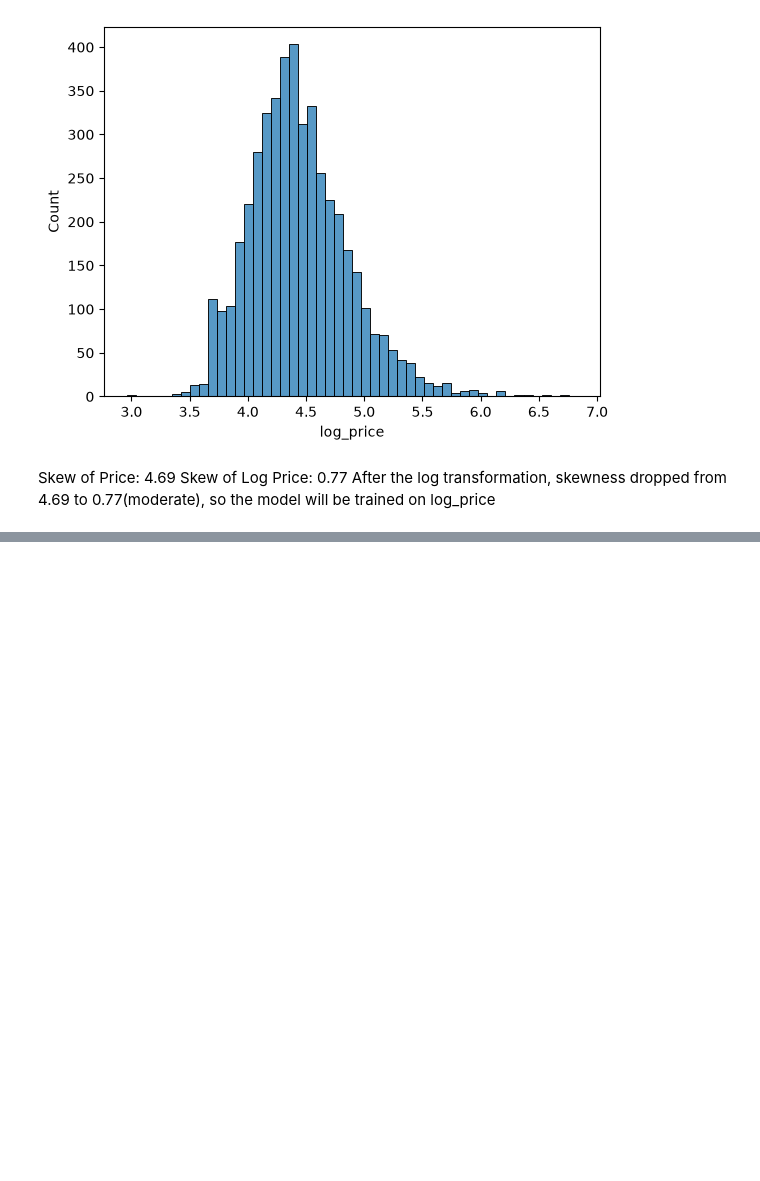
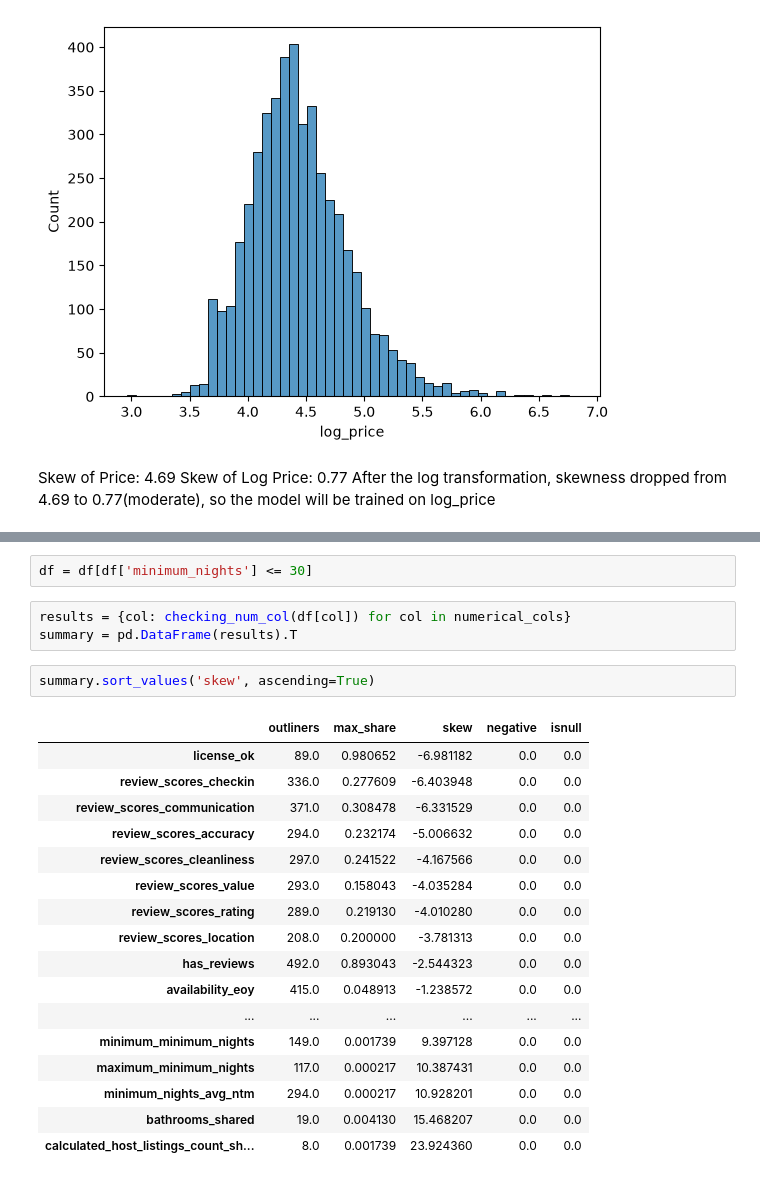
Before and after one commit to SunnyFoxxy/thessaloniki-airbnb-prices, a Jupyter notebook: notebook.ipynb, the cells around one changed output, grey strips where cells are left out. Cells and saved outputs as stored; diff of their text form; blank space fills up the shorter version.

```diff
--- a/notebook.ipynb
+++ b/notebook.ipynb
@@ -427,0 +544,25 @@ After the log transformation, skewness dropped from 4.69 to 0.77(moderate), so t
+# %%
+df = df[df['minimum_nights'] <= 30]
+# %%
+results = {col: checking_num_col(df[col]) for col in numerical_cols}
+summary = pd.DataFrame(results).T
+# %%
+summary.sort_values('skew', ascending=True)
+# %% [output]
+|  | outliners | max_share | skew | negative | isnull |
+| license_ok | 89.0 | 0.980652 | -6.981182 | 0.0 | 0.0 |
+| review_scores_checkin | 336.0 | 0.277609 | -6.403948 | 0.0 | 0.0 |
+| review_scores_communication | 371.0 | 0.308478 | -6.331529 | 0.0 | 0.0 |
+| review_scores_accuracy | 294.0 | 0.232174 | -5.006632 | 0.0 | 0.0 |
+| review_scores_cleanliness | 297.0 | 0.241522 | -4.167566 | 0.0 | 0.0 |
+| review_scores_value | 293.0 | 0.158043 | -4.035284 | 0.0 | 0.0 |
+| review_scores_rating | 289.0 | 0.219130 | -4.010280 | 0.0 | 0.0 |
+| review_scores_location | 208.0 | 0.200000 | -3.781313 | 0.0 | 0.0 |
+| has_reviews | 492.0 | 0.893043 | -2.544323 | 0.0 | 0.0 |
+| availability_eoy | 415.0 | 0.048913 | -1.238572 | 0.0 | 0.0 |
+| ... | ... | ... | ... | ... | ... |
+| minimum_minimum_nights | 149.0 | 0.001739 | 9.397128 | 0.0 | 0.0 |
+| maximum_minimum_nights | 117.0 | 0.000217 | 10.387431 | 0.0 | 0.0 |
+| minimum_nights_avg_ntm | 294.0 | 0.000217 | 10.928201 | 0.0 | 0.0 |
+| bathrooms_shared | 19.0 | 0.004130 | 15.468207 | 0.0 | 0.0 |
+| calculated_host_listings_count_sh... | 8.0 | 0.001739 | 23.924360 | 0.0 | 0.0 |
```
Also changed, not shown: parts of 27 cells of this notebook.
